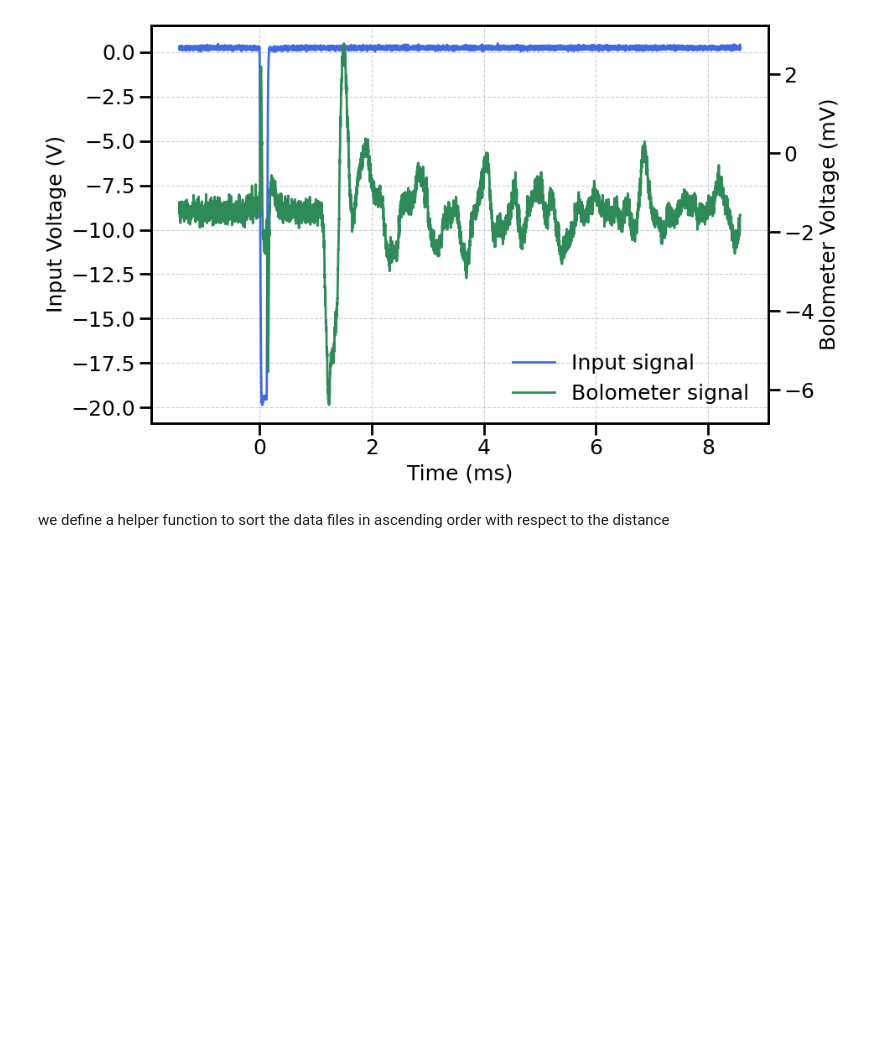
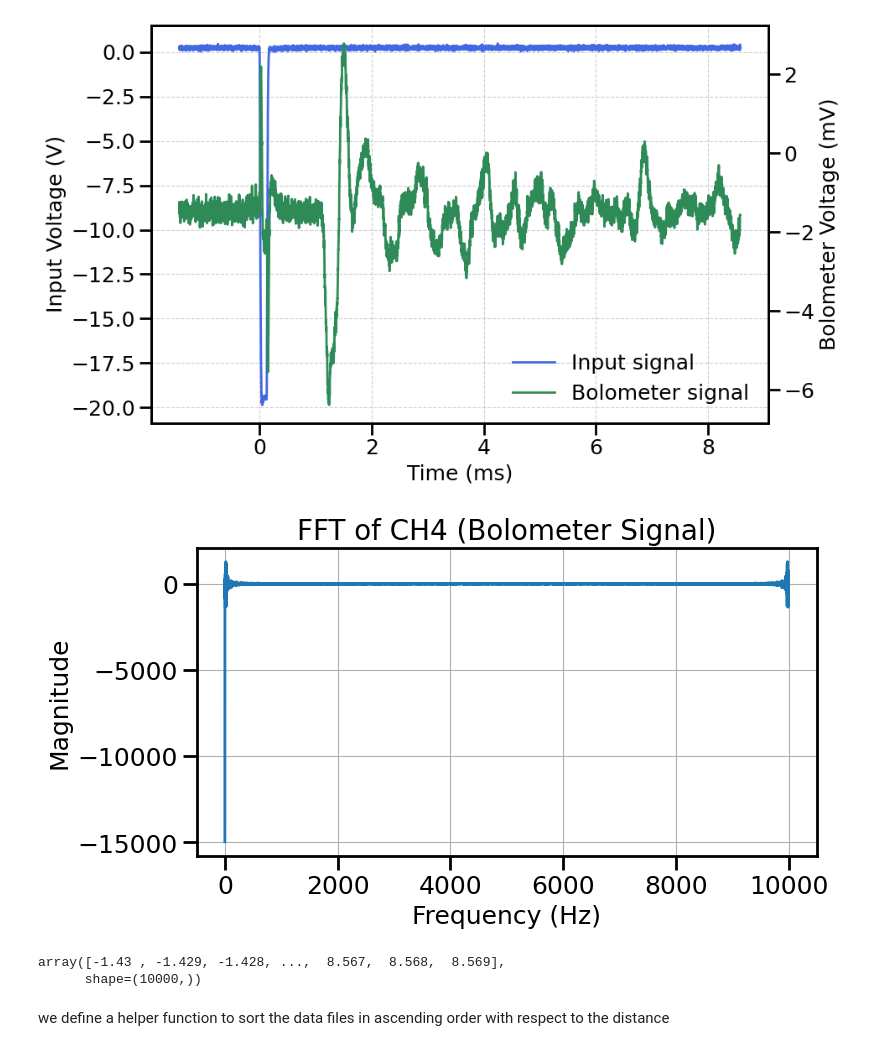
Before and after one commit to jorgegponce/superfluidhelium, a Jupyter notebook: Code/secondsound.ipynb, the cells around one changed output. Cells and saved outputs as stored; diff of their text form; code cells hidden in the pictures; blank space fills up the shorter version.

```diff
--- a/Code/secondsound.ipynb
+++ b/Code/secondsound.ipynb
@@ -114,6 +115,39 @@ plt.tight_layout()
 plt.show()
 # %% [output]
 [figure]
+# %%
+
+time = df["TIME"].values*1000          # Time array (in miliseconds)
+ch4_signal = df["CH4"].values*1000     # CH4 signal array (in milivolts)
+
+# Calculate the time step (sampling interval)
+dt = np.mean(np.diff(time))  # dt in miliseconds
+
+# Compute the FFT of the CH4 signal
+fft_values = np.fft.fft(ch4_signal)
+
+# Generate frequency bins corresponding to the FFT values
+N = len(ch4_signal)
+freqs = np.fft.fftfreq(N, d=dt/1000)
+
+
+# Plot the magnitude spectrum
+plt.figure(figsize=(8, 4))
+plt.plot(fft_values)
+# plt.plot(positive_freqs, np.abs(positive_fft), color='seagreen')
+plt.xlabel('Frequency (Hz)')
+plt.ylabel('Magnitude')
+plt.title('FFT of CH4 (Bolometer Signal)')
+plt.grid(True)
+# plt.xlim(-10,1000000)
+plt.show()
+# %% [output]
+[figure, added]
+# %%
+time
+# %% [output]
+array([-1.43 , -1.429, -1.428, ...,  8.567,  8.568,  8.569],
+      shape=(10000,))
 # %% [markdown]
 we define a helper function to sort the data files in ascending order with respect to the distance
 # %%
```
Also changed, not shown: parts of 5 cells of this notebook, 45 other files.
